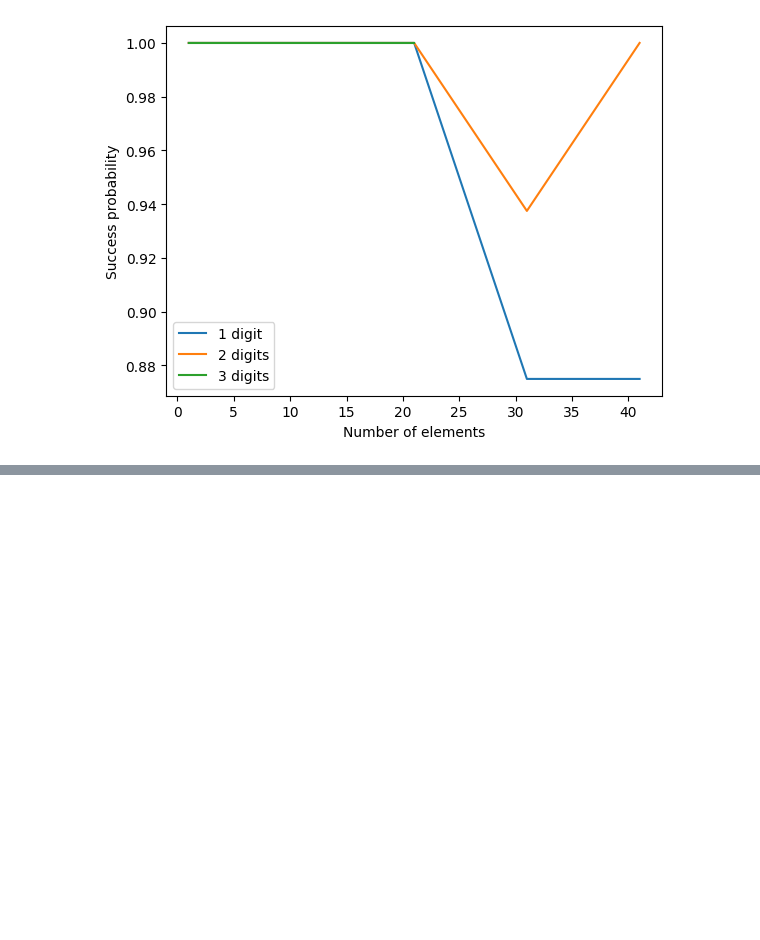
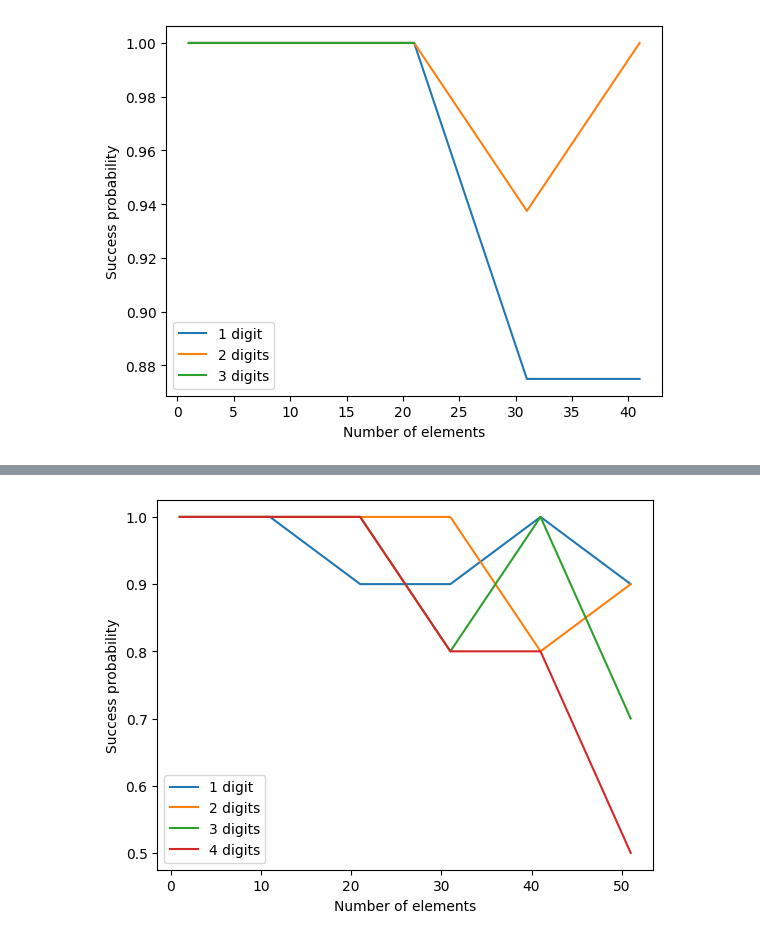
Before and after one commit to datascience-lmu/small-llm-experiments, a Jupyter notebook: plots.ipynb, the cells around one changed output, grey strips where cells are left out. Cells and saved outputs as stored; diff of their text form; code cells hidden in the pictures; blank space fills up the shorter version.

```diff
--- a/plots.ipynb
+++ b/plots.ipynb
@@ -34,0 +55,16 @@ plt.show()
+# %%
+# List sorting, no chain of though
+f = l4.filter(pl.col("number of digits") == 1)
+plt.plot(f["number of words"], f["success count"] / (f["success count"] + f["fail count"]), label='1 digit')
+f = l4.filter(pl.col("number of digits") == 2)
+plt.plot(f["number of words"], f["success count"] / (f["success count"] + f["fail count"]), label='2 digits')
+f = l4.filter(pl.col("number of digits") == 3)
+plt.plot(f["number of words"], f["success count"] / (f["success count"] + f["fail count"]), label='3 digits')
+f = l4.filter(pl.col("number of digits") == 4)
+plt.plot(f["number of words"], f["success count"] / (f["success count"] + f["fail count"]), label='4 digits')
+plt.xlabel("Number of elements")
+plt.ylabel("Success probability")
+plt.legend()
+plt.show()
+# %% [output]
+[figure, added]
```
Also changed, not shown: parts of 4 cells of this notebook, 4 other files.
